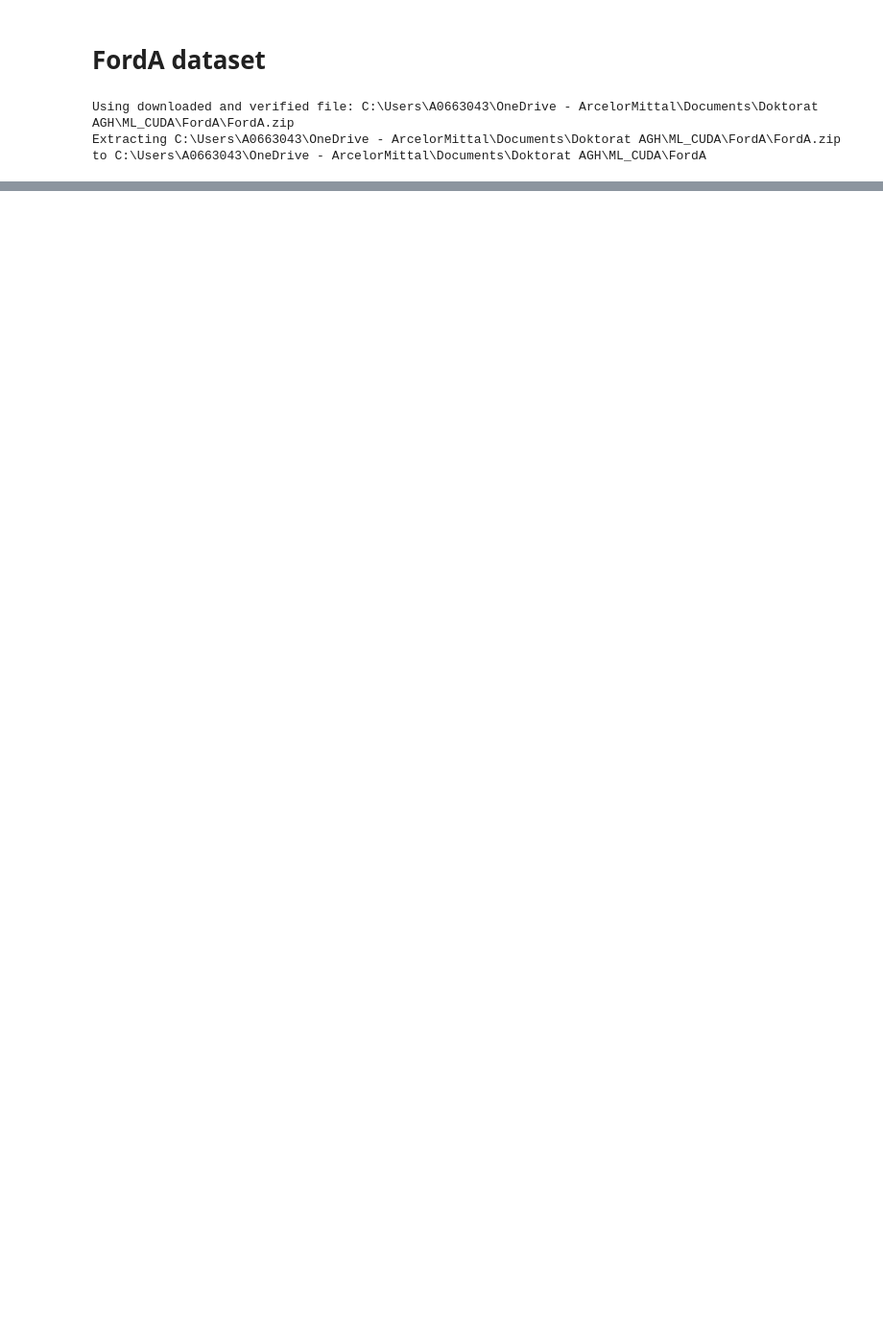
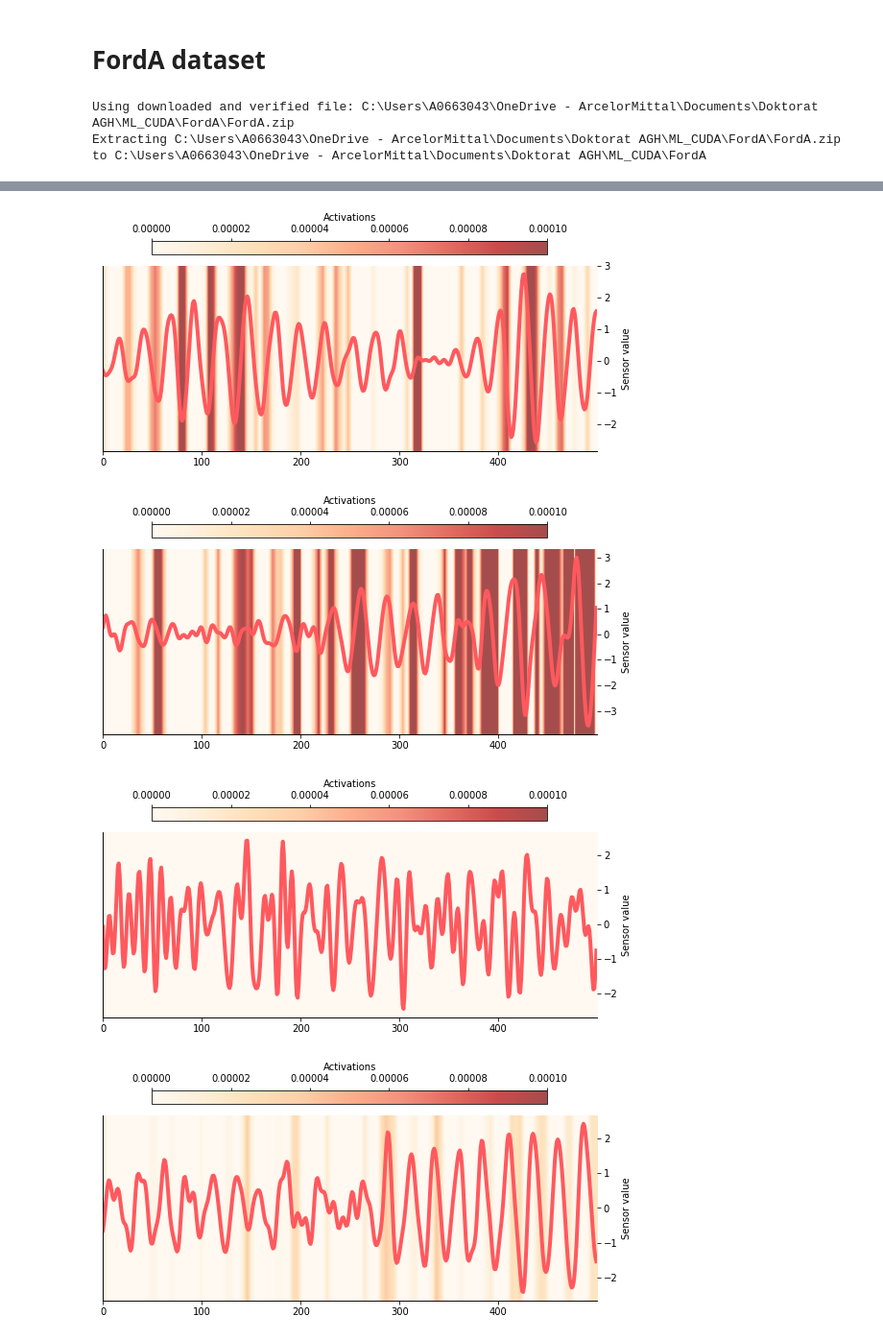
Before and after one commit to jjakubow/timeseries_cnn_xai, a Jupyter notebook: FordA.ipynb, the cells around one changed output, grey strips where cells are left out. Shown at 96% size. Cells and saved outputs as stored; diff of their text form; code cells hidden in the pictures; blank space fills up the shorter version.

```diff
--- a/FordA.ipynb
+++ b/FordA.ipynb
@@ -329,0 +328,70 @@ Test accuracy: 92.2%
+# %%
+def reshape_transform(tensor, target_size):
+    """
+    Transforms a tensor to the required shape by interpolation
+    Used to transform the tensor before last pooling layer to input size.
+    Note: this should only interpolate time axis, not the feature axis!
+    """
+    if tensor.dim() == 1:
+        tensor = tensor.reshape(1, -1)
+    tensor = tensor.reshape((1, 1, tensor.shape[0], tensor.shape[1]))
+    image_with_single_row = tensor[:, None, :, :]
+    # Lets make the time series into an image with 16 rows for easier visualization on screen later
+    return torch.nn.functional.interpolate(tensor, target_size, mode='bilinear')
+
+def genereate_gradcam_explanation(model, x):
+    pred = model.forward(x, cam=True)
+
+    pred[0][0].backward()
+
+    gradients = model.get_activations_gradient()
+    pooled_gradients = torch.mean(gradients, dim=[0, 2, 3])
+
+    # print("Pooled Gradients shape: {}".format(pooled_gradients.shape))
+
+    activations = model.get_activations(x).detach()
+    # print("Activations shape: {}".format(activations.shape))
+
+    for i in range(activations.shape[1]):
+        activations[:, i, :, :] *= pooled_gradients[i]
+
+    mean_activations = torch.mean(activations, dim=1).squeeze()
+    mean_activations = torch.maximum(mean_activations, torch.tensor(0))
+    mean_activations = reshape_transform(mean_activations, (x.shape[-2], x.shape[-1]))
+    return mean_activations
+
+
+def plot_explanation_heatmap(x, y, explanation):
+    """
+    Function to plot explanation heatmap
+    """
+    t = explanation.shape[-1] -1 # time
+    x = x.reshape(1, -1)
+    explanation = explanation.reshape(1, -1)
+
+    fig, ax =plt.subplots(figsize=(8, 4))
+    colormap_activations = ax.imshow(explanation, aspect=200, vmin=0, vmax=1e-4, cmap="OrRd", alpha=0.7)
+    plt.colorbar(colormap_activations, shrink=0.8, label="Activations", location="top", aspect=30)
+    plt.yticks([])
+    plt.twinx()
+    plt.plot(x.squeeze(), linewidth=4)
+    plt.ylabel("Sensor value")
+    plt.xlabel("Time")
+    fig.tight_layout()
+
+
+# batch of data for explanations
+x_batch, y_batch = next(iter(test_loader))
+
+
+for i in range(x_batch.shape[0]):
+    x = x_batch[i:i+1]
+    y = y_batch[i:i+1]
+
+    explanation = genereate_gradcam_explanation(model, x)
+    plot_explanation_heatmap(x, 0, explanation)
+# %% [output]
+[figure, added]
+[figure, added]
+[figure, added]
+[figure, added]
```
Also changed, not shown: parts of 10 cells of this notebook.
